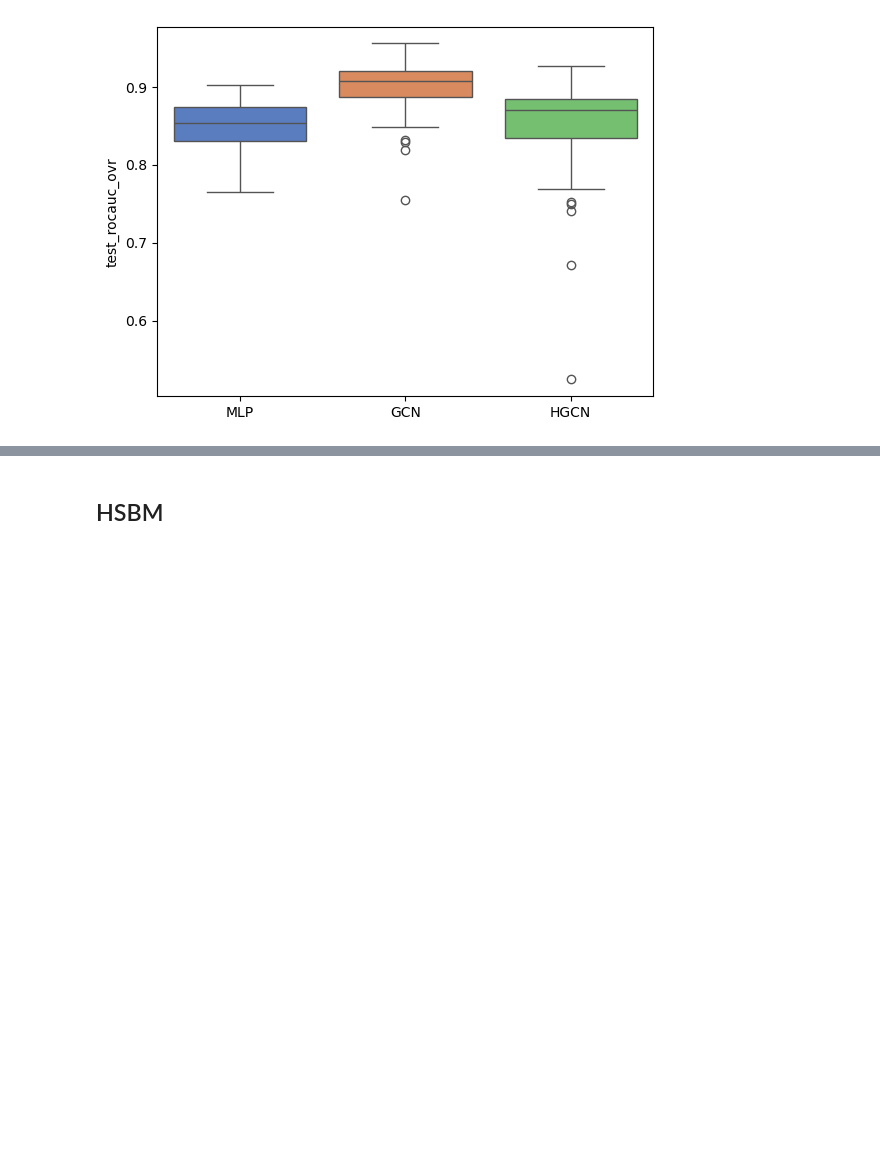
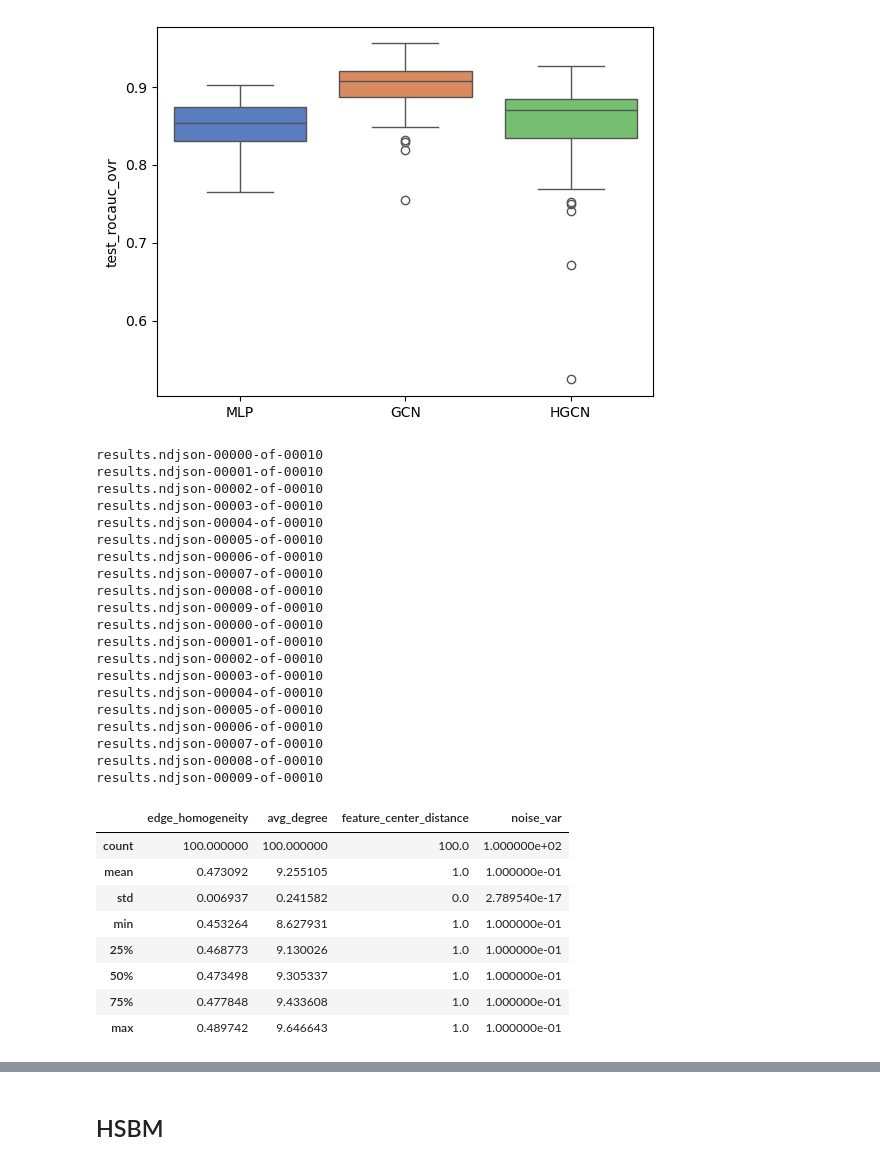
Before and after one commit to danie1uva/graphworld, a Jupyter notebook: src/notebooks/rq2.ipynb, the cells around one changed output, grey strips where cells are left out. Drawn from its saved outputs; the diff is of its cells as text; code cells hidden in the pictures; blank space fills up the shorter version.

```diff
--- a/src/notebooks/rq2.ipynb
+++ b/src/notebooks/rq2.ipynb
@@ -886,3 +886,41 @@ results.ndjson-00009-of-00010
 boxplot_three_models(df, metric = 'test_rocauc_ovr')
 # %% [output]
 [figure]
+# %%
+# flat features flat graph
+RESULTS_DIR = '../../graph_gen/snellius_gen/rq2/both_flat/calib'
+df2 = df_gen(RESULTS_DIR + '/2')
+df3 = df_gen(RESULTS_DIR + '/3')
+df = pd.concat([df2,df3])
+df = df.reset_index(drop=True)
+df[['edge_homogeneity', 'avg_degree', 'feature_center_distance', 'noise_var']].describe()
+# %% [output]
+results.ndjson-00000-of-00010
+results.ndjson-00001-of-00010
+results.ndjson-00002-of-00010
+results.ndjson-00003-of-00010
+results.ndjson-00004-of-00010
+results.ndjson-00005-of-00010
+results.ndjson-00006-of-00010
+results.ndjson-00007-of-00010
+results.ndjson-00008-of-00010
+results.ndjson-00009-of-00010
+results.ndjson-00000-of-00010
+results.ndjson-00001-of-00010
+results.ndjson-00002-of-00010
+results.ndjson-00003-of-00010
+results.ndjson-00004-of-00010
+results.ndjson-00005-of-00010
+results.ndjson-00006-of-00010
+results.ndjson-00007-of-00010
+results.ndjson-00008-of-00010
+results.ndjson-00009-of-00010
+|  | edge_homogeneity | avg_degree | feature_center_distance | noise_var |
+| count | 100.000000 | 100.000000 | 100.0 | 1.000000e+02 |
+| mean | 0.473092 | 9.255105 | 1.0 | 1.000000e-01 |
+| std | 0.006937 | 0.241582 | 0.0 | 2.789540e-17 |
+| min | 0.453264 | 8.627931 | 1.0 | 1.000000e-01 |
+| 25% | 0.468773 | 9.130026 | 1.0 | 1.000000e-01 |
+| 50% | 0.473498 | 9.305337 | 1.0 | 1.000000e-01 |
+| 75% | 0.477848 | 9.433608 | 1.0 | 1.000000e-01 |
+| max | 0.489742 | 9.646643 | 1.0 | 1.000000e-01 |
```
Also changed, not shown: parts of 1 cell of this notebook.
